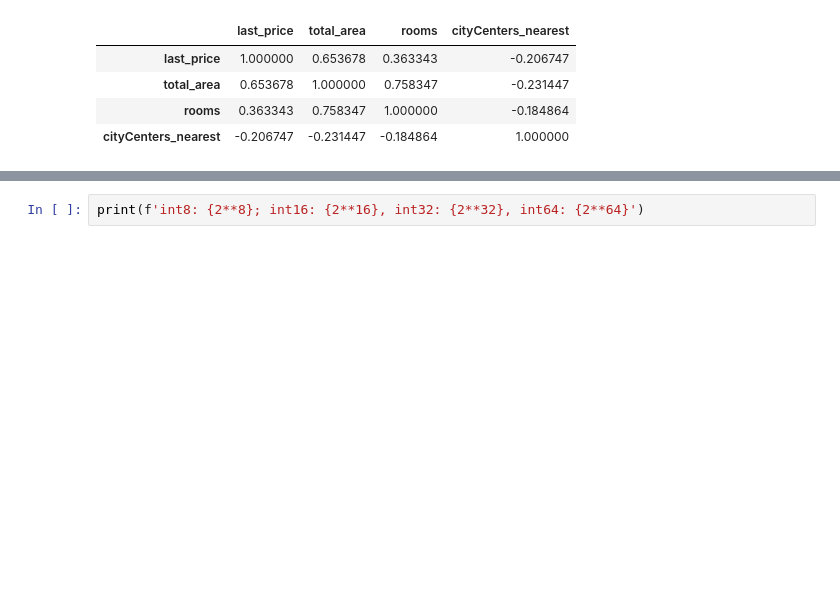
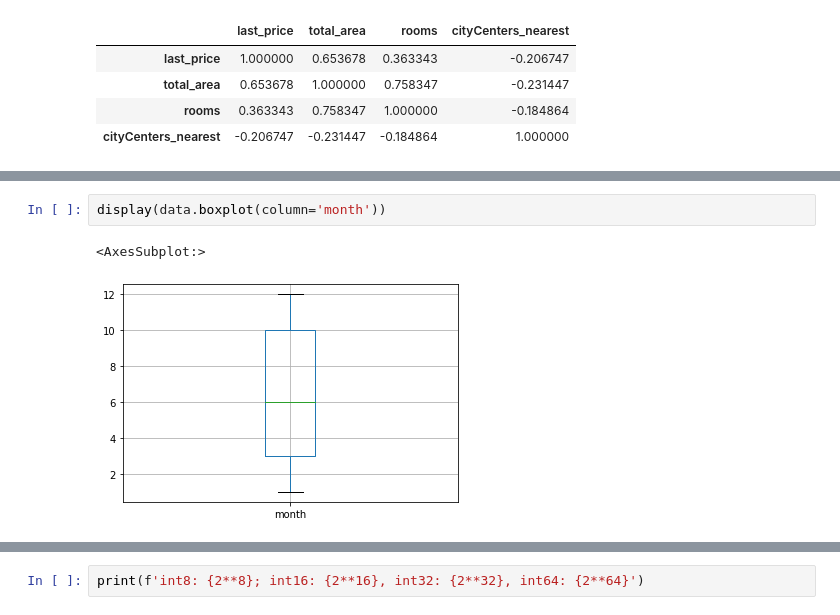
Before and after one commit to versus666jzx/practicum_ds, a Jupyter notebook: market_value_of_real_estate_research/notebooks/market_price.ipynb, the cells around one changed output, grey strips where cells are left out. Drawn from its saved outputs; the diff is of its cells as text; blank space fills up the shorter version.

```diff
--- a/market_value_of_real_estate_research/notebooks/market_price.ipynb
+++ b/market_value_of_real_estate_research/notebooks/market_price.ipynb
@@ -531,0 +539,5 @@ for column in ['floor_name', 'rooms', 'day', 'month', 'year']:
+# %%
+display(data.boxplot(column='month'))
+# %% [output]
+<AxesSubplot:>
+[figure, added]
```
Also changed, not shown: parts of 11 cells of this notebook, 1 other file.
